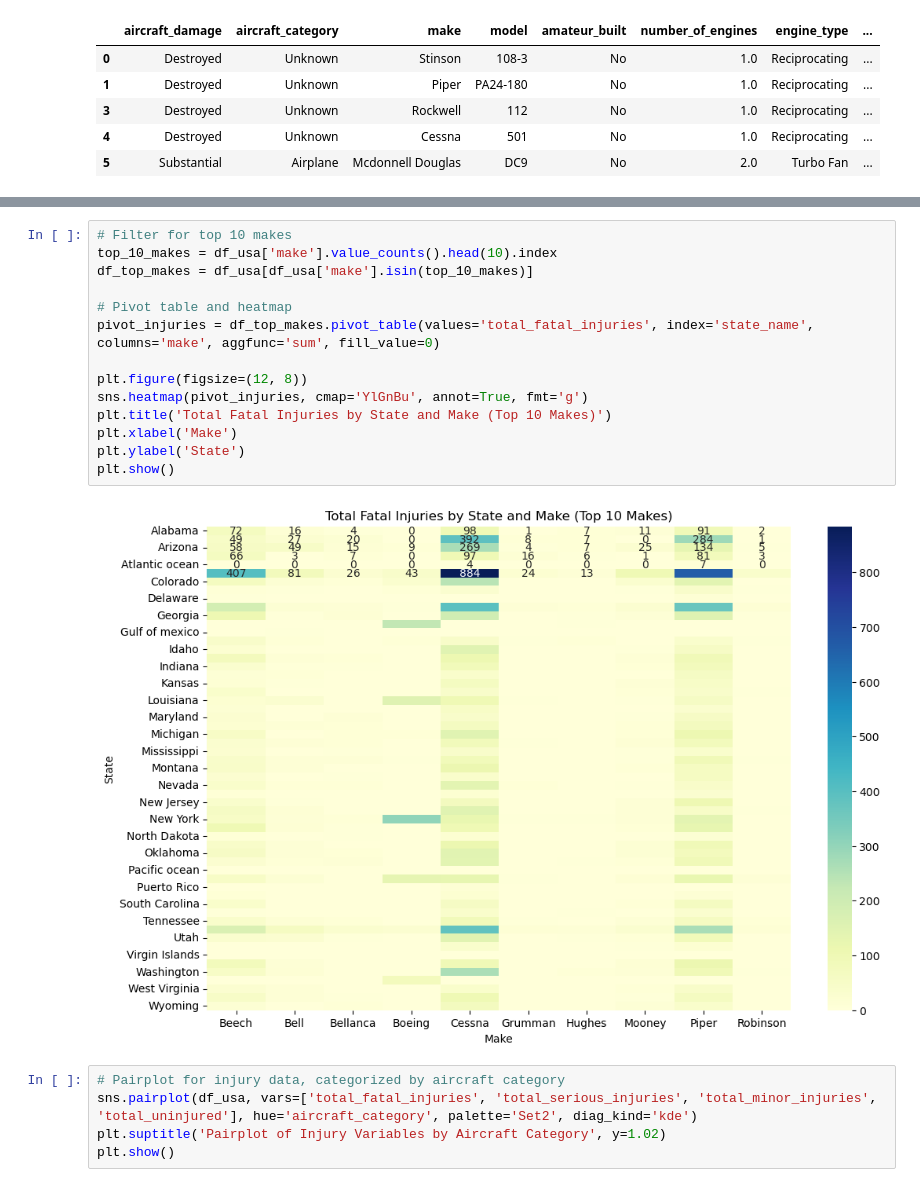
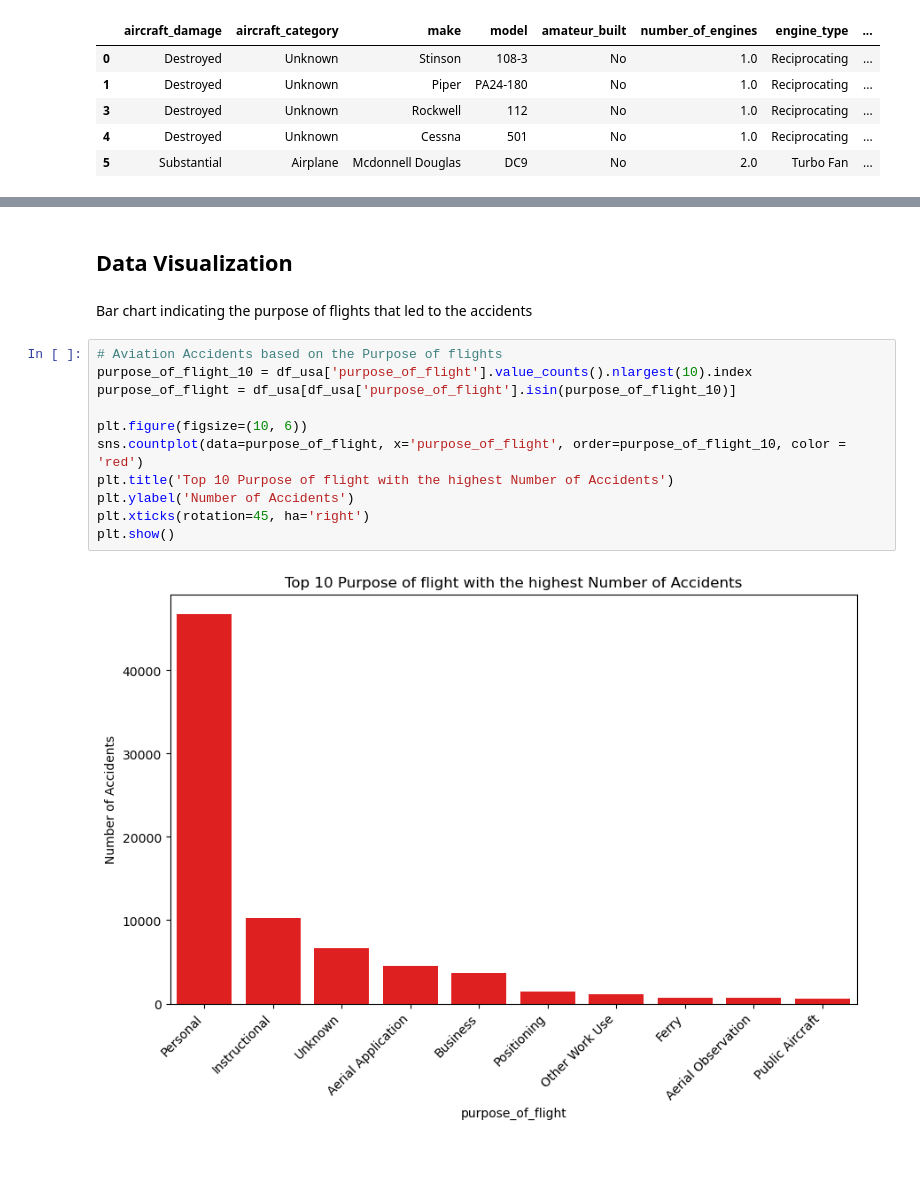
Before and after one commit to Rodgerdev/aircraft-analysis, a Jupyter notebook: aviation_analysis.ipynb, the cells around one changed output, grey strips where cells are left out. Saved outputs shown, nothing was run; the diff lists cells and outputs as text; blank space fills up the shorter version.

Commit message:
Adding insightful visualizations and findings

```diff
--- a/aviation_analysis.ipynb
+++ b/aviation_analysis.ipynb
@@ -999,21 +835,17 @@ plt.show()
-# %%
-# Filter for top 10 makes
-top_10_makes = df_usa['make'].value_counts().head(10).index
-df_top_makes = df_usa[df_usa['make'].isin(top_10_makes)]
-
-# Pivot table and heatmap
-pivot_injuries = df_top_makes.pivot_table(values='total_fatal_injuries', index='state_name', columns='make', aggfunc='sum', fill_value=0)
-
-plt.figure(figsize=(12, 8))
-sns.heatmap(pivot_injuries, cmap='YlGnBu', annot=True, fmt='g')
-plt.title('Total Fatal Injuries by State and Make (Top 10 Makes)')
-plt.xlabel('Make')
-plt.ylabel('State')
-plt.show()
-# %% [output]
-[figure, removed]
-# %%
-# Pairplot for injury data, categorized by aircraft category
-sns.pairplot(df_usa, vars=['total_fatal_injuries', 'total_serious_injuries', 'total_minor_injuries', 'total_uninjured'], hue='aircraft_category', palette='Set2', diag_kind='kde')
-plt.suptitle('Pairplot of Injury Variables by Aircraft Category', y=1.02)
-plt.show()
+# %% [markdown]
+## Data Visualization
+# %% [markdown]
+Bar chart indicating the purpose of flights that led to the accidents
+# %%
+# Aviation Accidents based on the Purpose of flights
+purpose_of_flight_10 = df_usa['purpose_of_flight'].value_counts().nlargest(10).index
+purpose_of_flight = df_usa[df_usa['purpose_of_flight'].isin(purpose_of_flight_10)]
+
+plt.figure(figsize=(10, 6))
+sns.countplot(data=purpose_of_flight, x='purpose_of_flight', order=purpose_of_flight_10, color = 'red')
+plt.title('Top 10 Purpose of flight with the highest Number of Accidents')
+plt.ylabel('Number of Accidents')
+plt.xticks(rotation=45, ha='right')
+plt.show()
+# %% [output]
+[figure, added]
```
Also changed, not shown: parts of 45 cells of this notebook, 1 other file.
